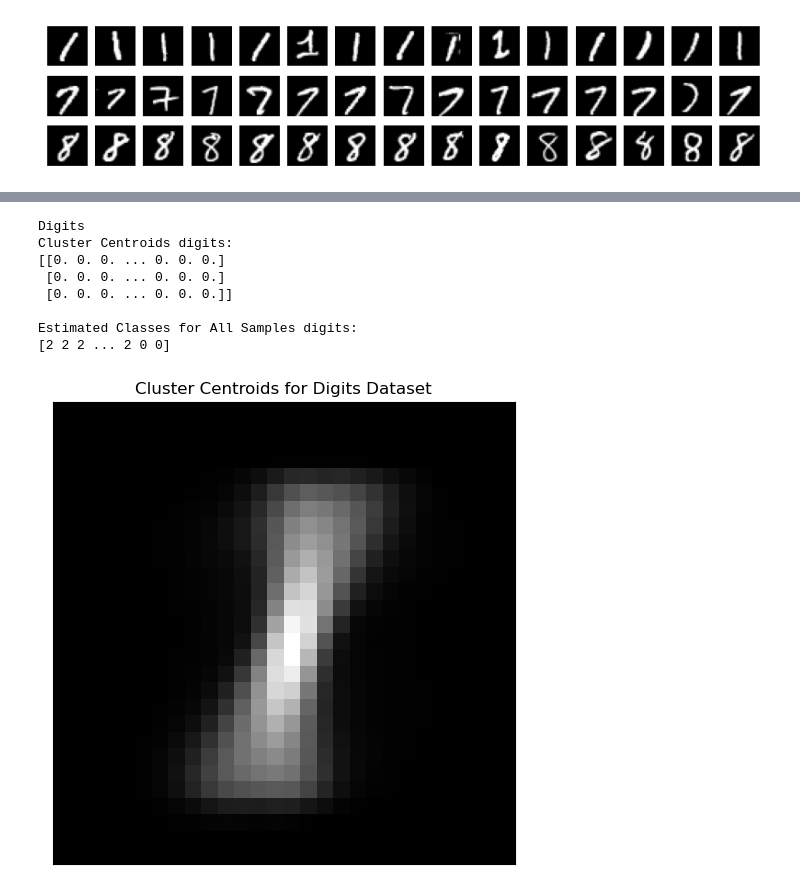
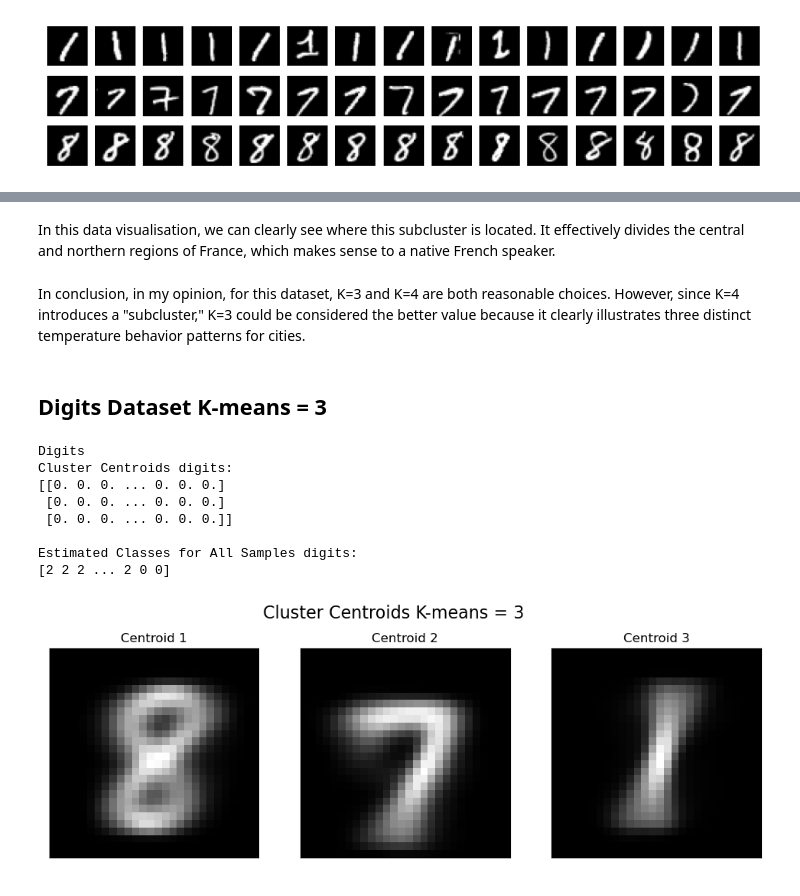
Before and after one commit to Nicolassaint/X-Intro_ML, a Jupyter notebook: code_report.ipynb, the cells around one changed output, grey strips where cells are left out. Cells and saved outputs as stored; diff of their text form; code cells hidden in the pictures.

```diff
--- a/code_report.ipynb
+++ b/code_report.ipynb
@@ -197,0 +237,14 @@ Estimated Classes for All Samples temper:
+# %%
+# Create a scatter plot of city positions with lighter blue points
+pl.figure(figsize=(10, 8))
+pl.scatter(latitudes_longitudes[:, 1], latitudes_longitudes[:, 0], marker='o', c=estimated_classes_temper, cmap="tab10", vmax=9)
+
+# Add city names close to the points with smaller font size
+for i, ville in enumerate(villes):
+    pl.annotate(ville, (latitudes_longitudes[i, 1] + 0.1, latitudes_longitudes[i, 0] + 0.05), fontsize=10)
+
+pl.xlabel('Longitude')
+pl.ylabel('Latitude')
+pl.title('Estimated class for city temperatures with K-means=2')
+pl.grid(True)
+pl.show()
@@ -197,0 +281,14 @@ Estimated Classes for All Samples temper:
+# %%
+# Create a scatter plot of city positions with lighter blue points
+pl.figure(figsize=(10, 8))
+pl.scatter(latitudes_longitudes[:, 1], latitudes_longitudes[:, 0], marker='o', c=estimated_classes_temper, cmap="tab10", vmax=9)
+
+# Add city names close to the points with smaller font size
+for i, ville in enumerate(villes):
+    pl.annotate(ville, (latitudes_longitudes[i, 1] + 0.1, latitudes_longitudes[i, 0] + 0.05), fontsize=10)
+
+pl.xlabel('Longitude')
+pl.ylabel('Latitude')
+pl.title('Estimated class for city temperatures with K-means=4')
+pl.grid(True)
+pl.show()
@@ -198,37 +297,48 @@ Estimated Classes for All Samples temper:
+# %% [markdown]
+In this data visualisation, we can clearly see where this subcluster is located. It effectively divides the central and northern regions of France, which makes sense to a native French speaker.
+# %% [markdown]
+In conclusion, in my opinion, for this dataset, K=3 and K=4 are both reasonable choices. However, since K=4 introduces a "subcluster," K=3 could be considered the better value because it clearly illustrates three distinct temperature behavior patterns for cities.
+# %% [markdown]
+## Digits Dataset K-means = 3
 # %%
 
 # K-means clustering with K=3
 
 kmeans_digits = KMeans(n_clusters=3, random_state=0)
 kmeans_digits.fit(x2)
 
 # Get cluster centroids and estimated classes
 
 cluster_centroids_digits = kmeans_digits.cluster_centers_
 estimated_classes_digits = kmeans_digits.labels_
 
 # Access to the cluster centroids and estimated classes :
 
 print("Digits")
 print("Cluster Centroids digits:")
 print(cluster_centroids_digits)
 print("\nEstimated Classes for All Samples digits:")
 print(estimated_classes_digits)
 
-pl.figure(figsize=(8, 6))
-for centroid in cluster_centroids_digits:
-    pl.imshow(centroid.reshape(28, 28), cmap='gray', interpolation='nearest')
-    pl.xticks(())
-    pl.yticks(())
-pl.title('Cluster Centroids for Digits Dataset')
+# Create a figure with three subplots
+fig, axes = pl.subplots(1, 3, figsize=(12, 4))
+
+# Plot each centroid on a separate subplot
+for i, centroid in enumerate(cluster_centroids_digits):
+    axes[i].imshow(centroid.reshape(28, 28), cmap='gray')
+    axes[i].set_xticks(())
+    axes[i].set_yticks(())
+    axes[i].set_title(f'Centroid {i + 1}')
+
+fig.suptitle('Cluster Centroids K-means = 3', fontsize=16)
 pl.show()
 # %% [output]
 Digits
 Cluster Centroids digits:
 [[0. 0. 0. ... 0. 0. 0.]
  [0. 0. 0. ... 0. 0. 0.]
  [0. 0. 0. ... 0. 0. 0.]]
 
 Estimated Classes for All Samples digits:
 [2 2 2 ... 2 0 0]
-[figure, old version]
+[figure, new version]
```
Also changed, not shown: parts of 41 cells of this notebook.
